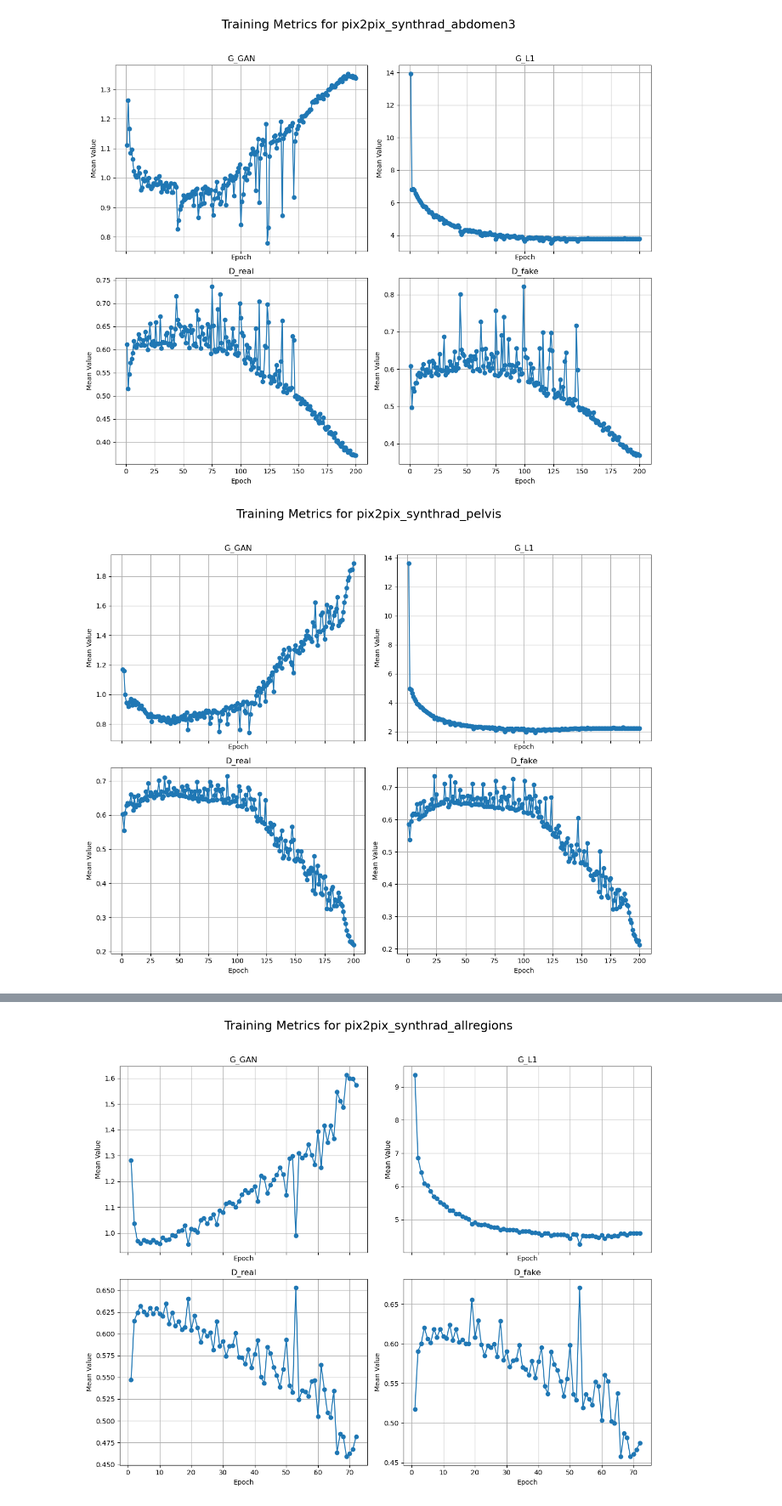
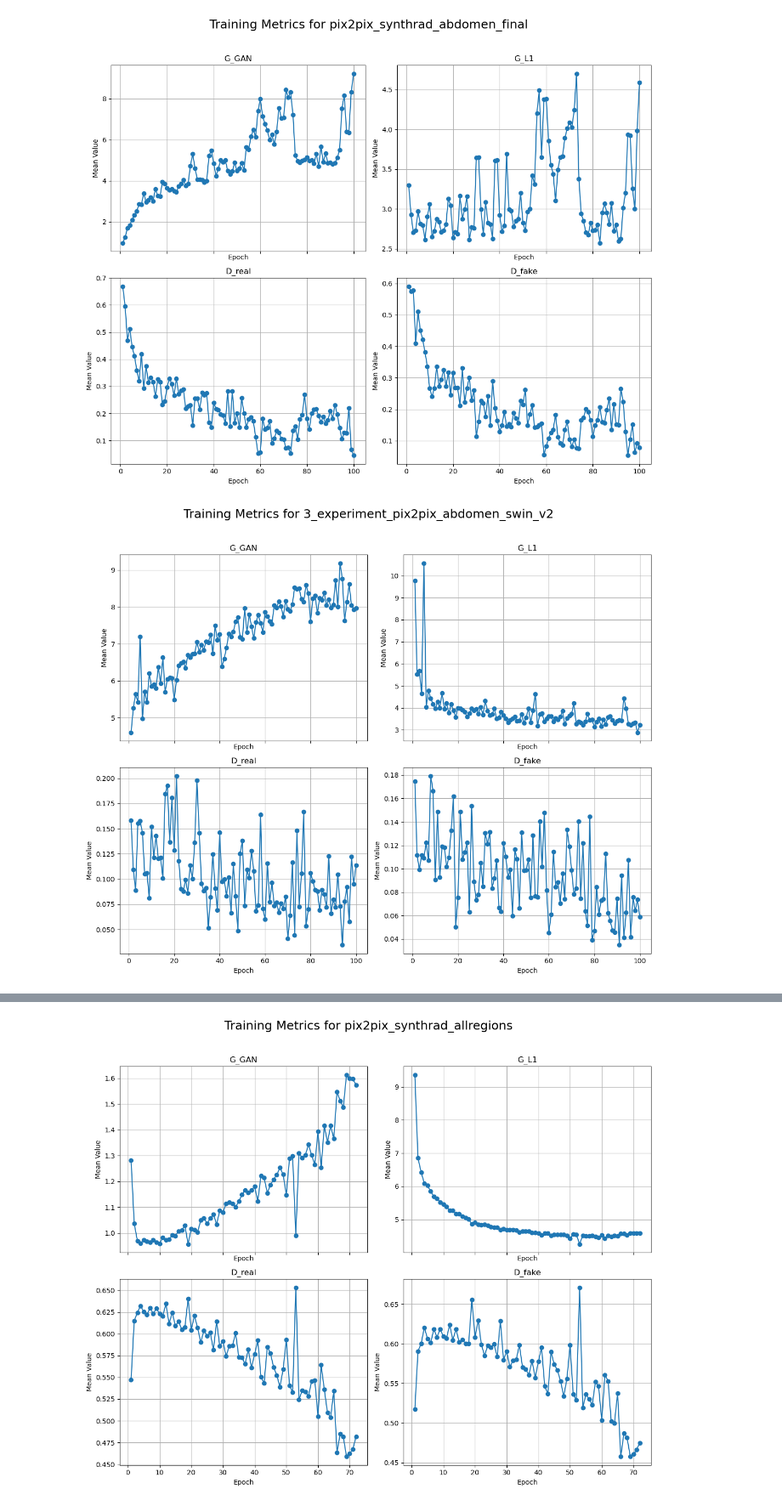
Before and after one commit to NicSchuler/fullbody-sCT, a Jupyter notebook: training/checkpoints/visualize_training_progress.ipynb, the cells around one changed output, grey strips where cells are left out. Shown at 85% size. Drawn from its saved outputs; the diff is of its cells as text; code cells hidden in the pictures.

Commit message:
experiment 3: swinv2-unet

```diff
--- a/training/checkpoints/visualize_training_progress.ipynb
+++ b/training/checkpoints/visualize_training_progress.ipynb
@@ -11,6 +11,34 @@ def parse_loss_log(path):
         r"\[Rank\s*(?P<rank>\d+)\]\s*"
         r"\(epoch:\s*(?P<epoch>\d+),\s*iters:\s*(?P<iters>\d+),\s*time:\s*(?P<time>[\d.]+),\s*data:\s*(?P<data>[\d.]+)\)\s*,\s*"
         r"G_GAN:\s*(?P<G_GAN>[\d.]+),\s*G_L1:\s*(?P<G_L1>[\d.]+),\s*D_real:\s*(?P<D_real>[\d.]+),\s*D_fake:\s*(?P<D_fake>[\d.]+)"
+    )
+
+    rows = []
+
+    with open(path, "r") as f:
+        for line in f:
+            match = pattern.search(line)
+            if match:
+                row = match.groupdict()
+
+                # Convert numeric fields
+                row = {
+                    k: (int(v) if k in ("rank", "epoch", "iters") else float(v))
+                    for k, v in row.items()
+                }
+
+                rows.append(row)
+
+    return pd.DataFrame(rows)
+
+def parse_loss_log_pure_swin(path):
+    """
+    Parse a loss_log.txt file into a pandas DataFrame, including Rank.
+    """
+    pattern = re.compile(
+        r"\[Rank\s*(?P<rank>\d+)\]\s*"
+        r"\(epoch:\s*(?P<epoch>\d+),\s*iters:\s*(?P<iters>\d+),\s*time:\s*(?P<time>[\d.]+),\s*data:\s*(?P<data>[\d.]+)\)\s*,\s*"
+        r"L1:\s*(?P<L1>[\d.]+)"
     )
 
     rows = []
@@ -63,13 +91,11 @@ def plot_metric_mean_per_epoch(df, metric, title=None):
 
     # return df_mean  # convenient if the caller wants the aggregated table
 
-def plot_all_metric_means_per_epoch(df, title="Mean Metrics per Epoch"):
+def plot_all_metric_means_per_epoch(df, title="Mean Metrics per Epoch", metrics = ['G_GAN', 'G_L1', 'D_real', 'D_fake']):
     """
     Compute mean values per epoch for the four metrics and plot them
     in a 2x2 grid.
     """
-
-    metrics = ['G_GAN', 'G_L1', 'D_real', 'D_fake']
 
     # Compute means once
     df_mean = df.groupby("epoch")[metrics].mean()
@@ -93,17 +119,17 @@ def plot_all_metric_means_per_epoch(df, title="Mean Metrics per Epoch"):
     # return df_mean
 # %%
 checkpoints_dir = "/local/scratch/datasets/FullbodySCT/Synthrad_combined_preprocessed/8checkpoints/"
-name = "pix2pix_synthrad_abdomen"
+name = "pix2pix_synthrad_abdomen_final"
 
 loss_log = parse_loss_log(checkpoints_dir+name+"/loss_log.txt")
 plot_all_metric_means_per_epoch(loss_log, title=f"Training Metrics for {name}")
 # %% [output]
-[figure, old version]
+[figure, new version]
 # %%
-checkpoints_dir = "/home/user/fthuer/fullbody-sCT/training/checkpoints/"
-name = "pix2pix_synthrad_pelvis"
+checkpoints_dir = "/local/scratch/datasets/FullbodySCT/Synthrad_combined_preprocessed/8checkpoints/"
+name = "3_experiment_pix2pix_abdomen_swin_v2"
 
 loss_log = parse_loss_log(checkpoints_dir+name+"/loss_log.txt")
 plot_all_metric_means_per_epoch(loss_log, title=f"Training Metrics for {name}")
 # %% [output]
-[figure, old version]
+[figure, new version]
```
Also changed, not shown: parts of 4 cells of this notebook, 12 other files.
